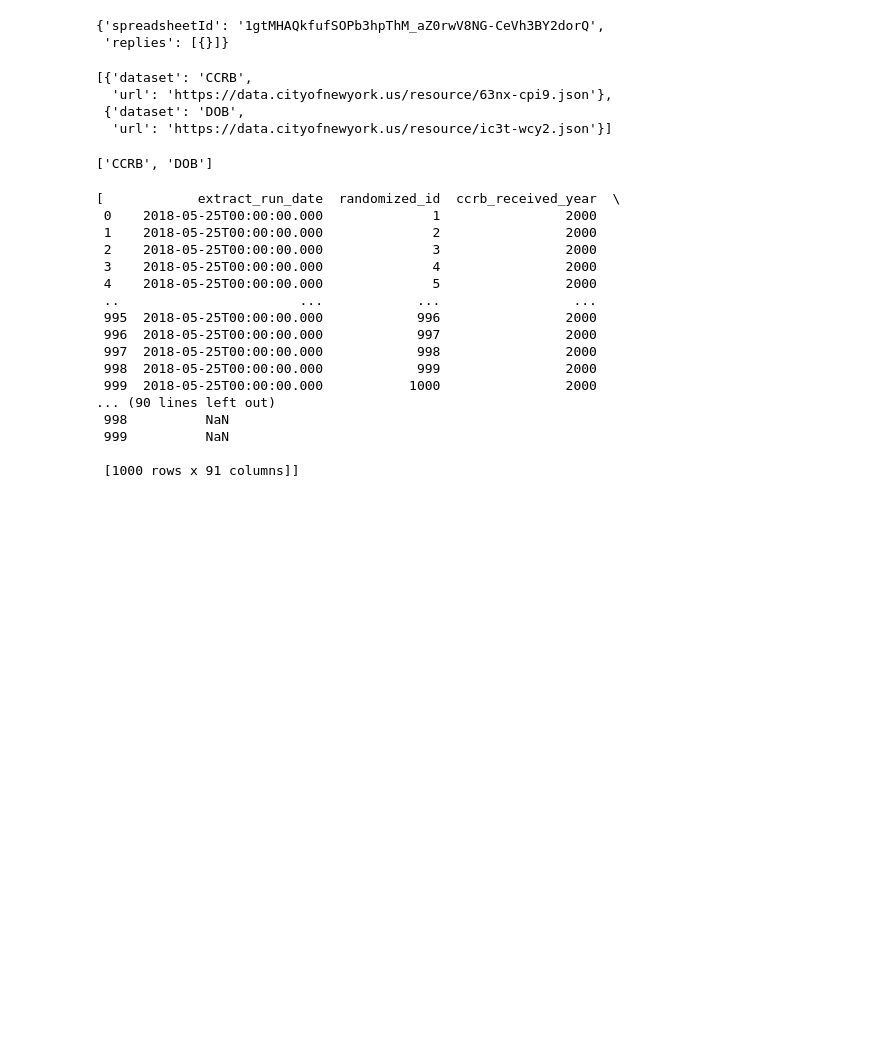
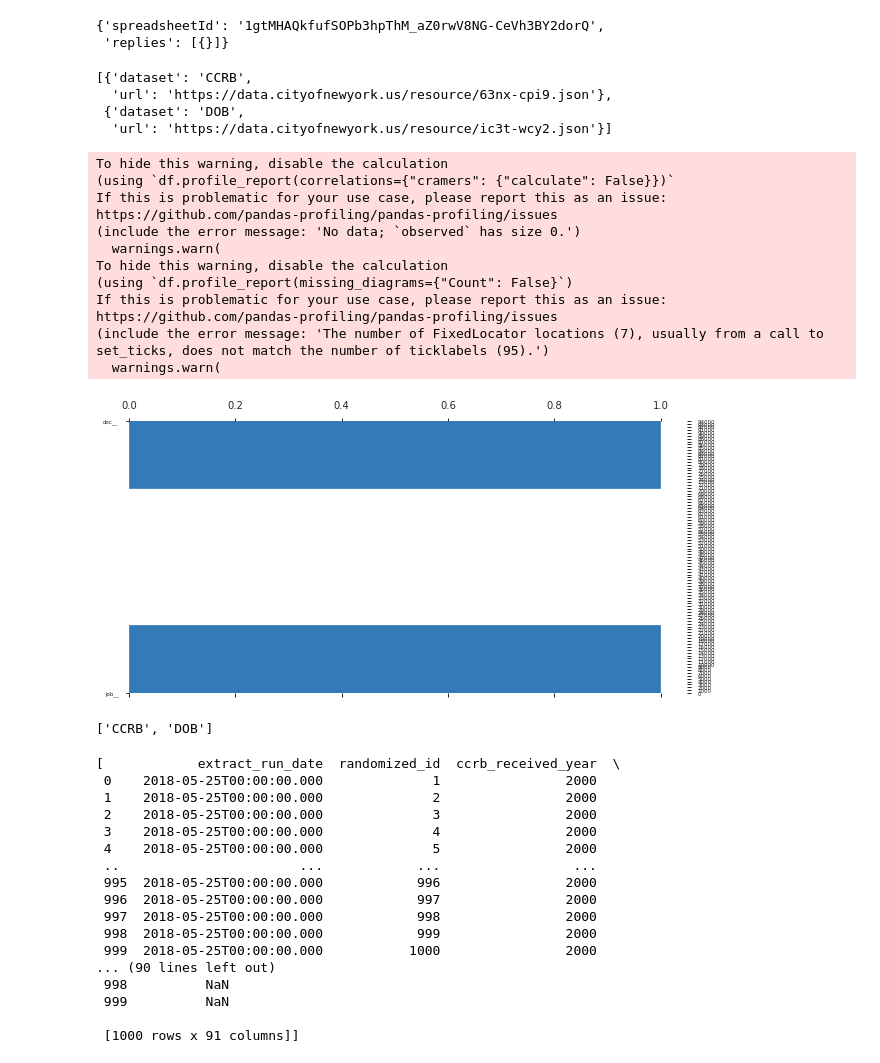
Before and after one commit to prekshaagarwal21/nyc-odt-data-profiling, a Jupyter notebook: data_profiler.ipynb, the cells around one changed output. Drawn from its saved outputs; the diff is of its cells as text; code cells hidden in the pictures; blank space fills up the shorter version.

```diff
--- a/data_profiler.ipynb
+++ b/data_profiler.ipynb
@@ -204,7 +204,8 @@ def profile_data(list_of_lists):
         dataset_name = list_of_lists[i]['dataset']
         dataset_url = list_of_lists[i]['url']
         df = pd.read_json(dataset_url)
-        prl = ProfileReport(df, title="Data Profiler Report", html={"style": {"full_width": True}}, sort=None)
+        for d in df:
+            prl = ProfileReport(d, title=datset_name, html={"style": {"full_width": True}}, sort=None)
     return prl
     #for u in dataset_urls:
     #    dataframe = [pd.read_json(url)]
@@ -212,7 +213,22 @@ def profile_data(list_of_lists):
     #names.append(dataset_names)
     #urls.append(dataset_urls)
 # %%
-profile_data(list_of_lists)
+testing = profile_data(list_of_lists)
+testing.to_file('testing.html')
+# %% [output]
+To hide this warning, disable the calculation
+(using `df.profile_report(correlations={"cramers": {"calculate": False}})`
+If this is problematic for your use case, please report this as an issue:
+https://github.com/pandas-profiling/pandas-profiling/issues
+(include the error message: 'No data; `observed` has size 0.')
+  warnings.warn(
+To hide this warning, disable the calculation
+(using `df.profile_report(missing_diagrams={"Count": False}`)
+If this is problematic for your use case, please report this as an issue:
+https://github.com/pandas-profiling/pandas-profiling/issues
+(include the error message: 'The number of FixedLocator locations (7), usually from a call to set_ticks, does not match the number of ticklabels (95).')
+  warnings.warn(
+[figure, added]
 # %%
 names
 # %% [output]
```
Also changed, not shown: 1 other file.
